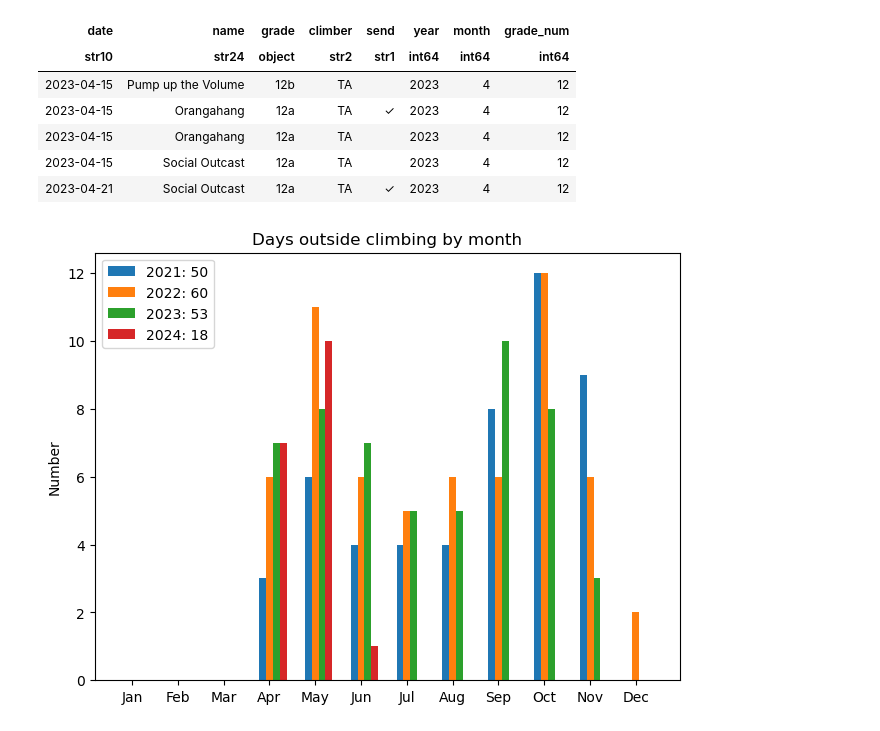
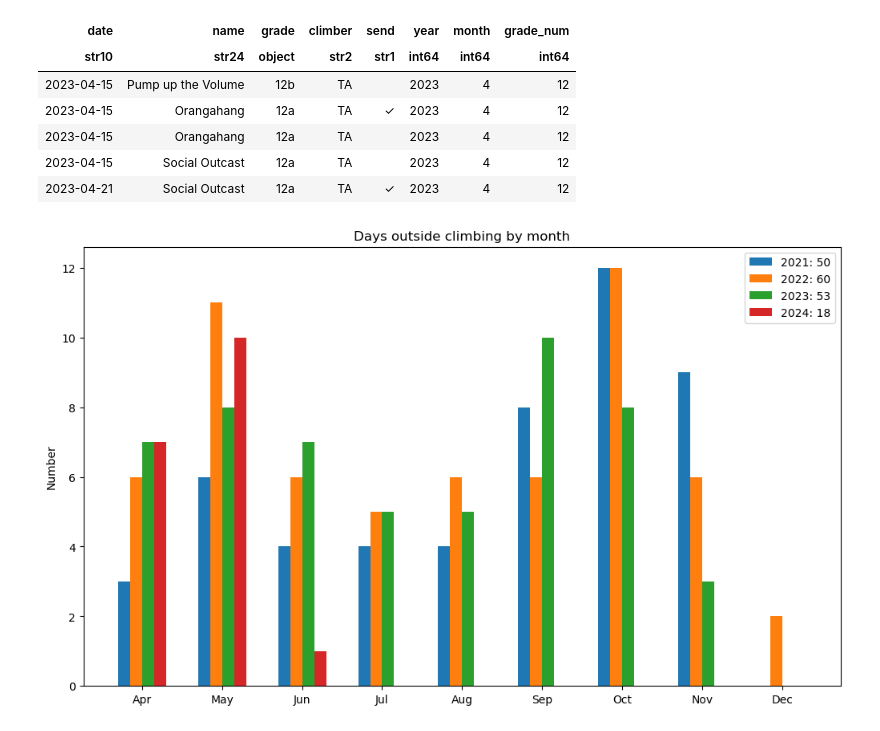
Before and after one commit to taldcroft/climb-stats, a Jupyter notebook: climb-stats.ipynb, the cells around one changed output. Drawn from its saved outputs; the diff is of its cells as text; code cells hidden in the pictures.

```diff
--- a/climb-stats.ipynb
+++ b/climb-stats.ipynb
@@ -210,19 +210,27 @@ Table length=5
 | 2023-04-15 | Social Outcast | 12a | TA |  | 2023 | 4 | 12 |
 | 2023-04-21 | Social Outcast | 12a | TA | ✓ | 2023 | 4 | 12 |
 # %%
+import numpy as np
+from astropy.table import Table
 # data from https://allisonhorst.github.io/palmerpenguins/
 
 
-def grouped_bar_chart(
-    climbs, climber=None, grade_min=None, grade_max=None, func=len, title="Climb counts"
+def plot_climb_stats(
+    climbs,
+    climber=None,
+    grade_min=None,
+    grade_max=None,
+    func=len,
+    func_default=0,
+    title="Climb counts",
 ):
-    months = list(range(1, 13))
+    months = list(range(4, 13))
     month_names = [calendar.month_abbr[ii] for ii in months]
     years = sorted(set(climbs["year"]))
 
     climbs = filter_climbs(climbs, climber, grade_min, grade_max)
 
-    climb_counts = collections.defaultdict(int)
+    climb_counts = collections.defaultdict(lambda: func_default)
     climbs_grouped = climbs.group_by(["year", "month"])
     for cg in climbs_grouped.groups:
         key = (cg["year"][0], cg["month"][0])
@@ -234,14 +242,28 @@ def grouped_bar_chart(
 
     x = np.arange(len(months))  # the label locations
     width = 0.15  # the width of the bars
-    multiplier = 0
+    multiplier = -0.5
 
-    fig, ax = plt.subplots(layout="constrained")
+    fig, ax = plt.subplots(layout="constrained", figsize=(10, 6))
 
-    for year, climb_by_month in climbs_by_month.items():
+    # define colors as matplotlib cycle defaults
+    for idx, (year, climb_by_month) in enumerate(climbs_by_month.items()):
         offset = width * multiplier
-        label = f"{year}: {sum(climb_by_month)}"
-        ax.bar(x + offset, climb_by_month, width, label=label)
+        label = f"{year}: {sum(np.array(climb_by_month))}"
+        color = f"C{idx % 10}"
+        if isinstance(climb_by_month[0], tuple):
+            climb_by_month_send, climb_by_month_hang = zip(*climb_by_month)
+            ax.bar(x + offset, climb_by_month_send, width, color=color, label=label)
+            ax.bar(
+                x + offset,
+                climb_by_month_hang,
+                width,
+                bottom=climb_by_month_send,
+                color=color,
+                alpha=0.5,
+            )
+        else:
+            ax.bar(x + offset, climb_by_month, width, label=label)
         multiplier += 1
 
     # Add some text for labels, title and custom x-axis tick labels, etc.
@@ -261,7 +283,7 @@ def grouped_bar_chart(
     ax.set_ylabel("Number")
     ax.set_title(" ".join(title_words))
     ax.set_xticks(x + width, month_names)
-    ax.legend(loc="upper left")
+    ax.legend()
     # ax.set_ylim(0, 250)
 
     plt.show()
@@ -269,6 +291,6 @@ def grouped_bar_chart(
 def count_days(climbs):
     return len(set(climbs["date"]))
 # %%
-grouped_bar_chart(climbs, func=count_days, title="Days outside climbing")
+plot_climb_stats(climbs, func=count_days, title="Days outside climbing")
 # %% [output]
-[figure, old version]
+[figure, new version]
```
Also changed, not shown: parts of 4 cells of this notebook, 2 other files.
